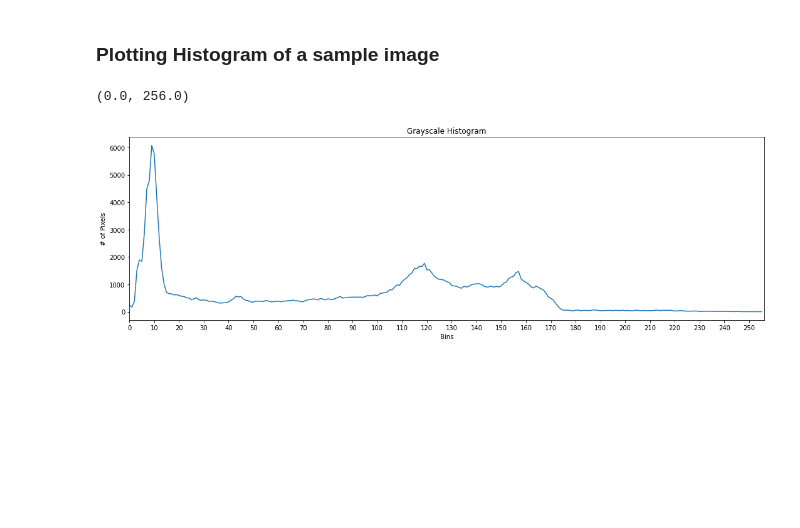
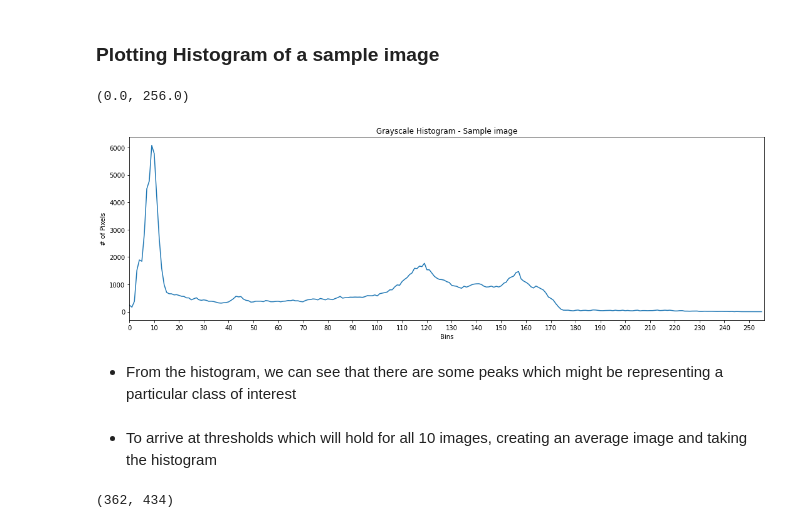
Before and after one commit to Sreekiranar/bham_cvcw, a Jupyter notebook: Computer_Vision_coursework_v2.ipynb, the cells around one changed output. Drawn from its saved outputs; the diff is of its cells as text; code cells hidden in the pictures; blank space fills up the shorter version.

```diff
--- a/Computer_Vision_coursework_v2.ipynb
+++ b/Computer_Vision_coursework_v2.ipynb
@@ -148,14 +149,23 @@ for i in range(6):
 # %%
 hist = cv2.calcHist([input_image], [0], None, [256], [0, 256])
 plt.rcParams["figure.figsize"] = [15,5]
 plt.rcParams["figure.autolayout"] = True
 plt.figure()
-plt.title("Grayscale Histogram")
+plt.title("Grayscale Histogram - Sample image")
 plt.xlabel("Bins")
 plt.xticks(list(range(0,255,10)))
 plt.ylabel("# of Pixels")
 plt.plot(hist)
 plt.xlim([0, 256])
 # %% [output]
 (0.0, 256.0)
-[figure, old version]
+[figure, new version]
+# %% [markdown]
+- From the histogram, we can see that there are some peaks which might be representing a particular class of interest
+# %% [markdown]
+- To arrive at thresholds which will hold for all 10 images, creating an average image and taking the histogram
+# %%
+avg_image = np.mean(images, axis=0).astype(np.uint8)
+avg_image.shape
+# %% [output]
+(362, 434)
```
Also changed, not shown: parts of 3 cells of this notebook.
